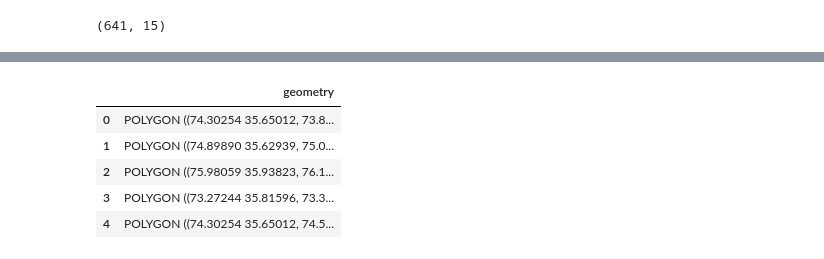
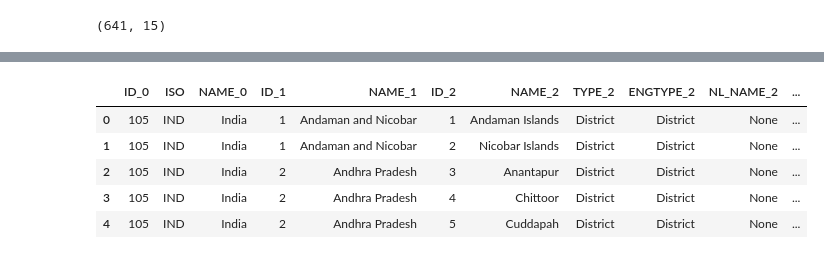
Before and after one commit to sbenstewart/smart-india-hackathon, a Jupyter notebook: code.ipynb, the cells around one changed output, grey strips where cells are left out. Drawn from its saved outputs; the diff is of its cells as text; code cells hidden in the pictures.

```diff
--- a/code.ipynb
+++ b/code.ipynb
@@ -50,17 +50,17 @@ df
 | 98 | NAGALAND | TUENSANG | 4.69 | NaN | 4.15 | NaN | NaN | NaN | NaN | 2.79 | ... |
 # %%
 # set the filepath and load in a shapefile
-fp = "map/india_ds.shp"
+fp = "maps3/IND_adm2.shp"
 map_df = gpd.read_file(fp)
 # check data type so we can see that this is not a normal dataframe, but a GEOdataframe
 map_df.head()
 # %% [output]
-|  | geometry |
-| 0 | POLYGON ((74.30254 35.65012, 73.8... |
-| 1 | POLYGON ((74.89890 35.62939, 75.0... |
-| 2 | POLYGON ((75.98059 35.93823, 76.1... |
-| 3 | POLYGON ((73.27244 35.81596, 73.3... |
-| 4 | POLYGON ((74.30254 35.65012, 74.5... |
+|  | ID_0 | ISO | NAME_0 | ID_1 | NAME_1 | ID_2 | NAME_2 | TYPE_2 | ENGTYPE_2 | NL_NAME_2 | ... |
+| 0 | 105 | IND | India | 1 | Andaman and Nicobar | 1 | Andaman Islands | District | District | None | ... |
+| 1 | 105 | IND | India | 1 | Andaman and Nicobar | 2 | Nicobar Islands | District | District | None | ... |
+| 2 | 105 | IND | India | 2 | Andhra Pradesh | 3 | Anantapur | District | District | None | ... |
+| 3 | 105 | IND | India | 2 | Andhra Pradesh | 4 | Chittoor | District | District | None | ... |
+| 4 | 105 | IND | India | 2 | Andhra Pradesh | 5 | Cuddapah | District | District | None | ... |
 # %%
 map_df
 # %% [output]
```
Also changed, not shown: parts of 7 cells of this notebook, 8 other files.
